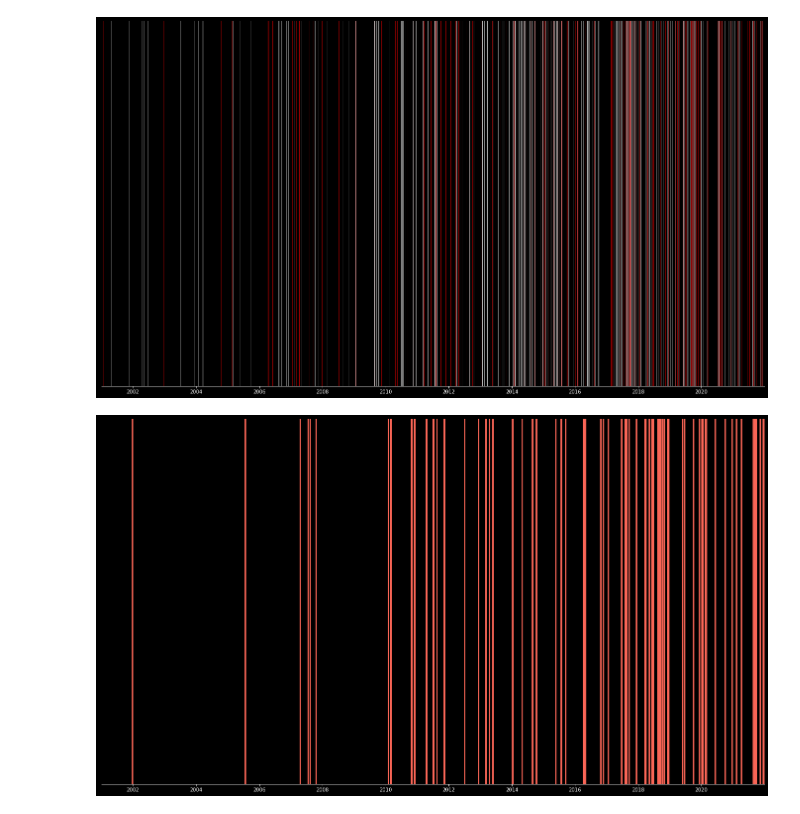
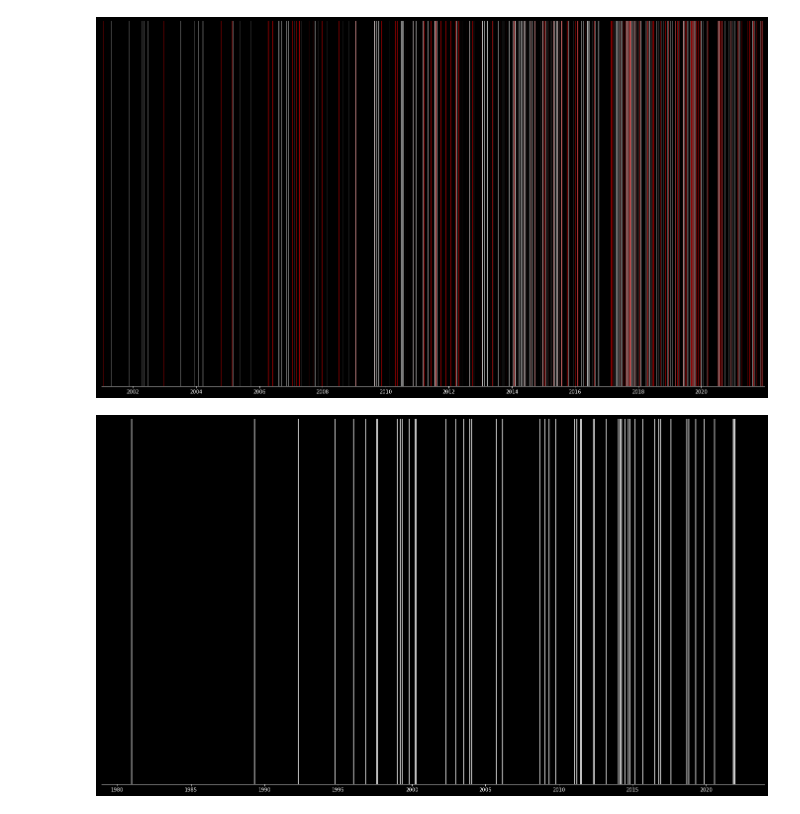
Before and after one commit to JuliusStein/kanoon_transcript_nlp, a Jupyter notebook: python_plotting/pyplot.ipynb, the cells around one changed output. Cells and saved outputs as stored; diff of their text form; code cells hidden in the pictures.

```diff
--- a/python_plotting/pyplot.ipynb
+++ b/python_plotting/pyplot.ipynb
@@ -218,18 +228,18 @@ frame1.set_xlim([dt.datetime(2001, 1, 1), dt.datetime(2021, 12, 31)])
 for index, row in caseFrame.iterrows():
     date = row['date']
     year, month, day = map(int,date.split("-"))
-    if(year>1970 and index%10 == 0):
+    if(year>1970 and index%5 == 0):
         if(row['resultCode'] != "U"):
             if(row['dressCode'] == "Y"):
                 try:
-                    plt.axvline(dt.datetime(year, month, day), color="white",linewidth=2)
+                    plt.axvline(dt.datetime(year, month, day), color="grey",linewidth=0.5)
                 except:
                     print("Y:",year,"M:",month,"D:",day,"failed")
-#             elif(row['dressCode'] == "N"):
-#                 try:
-#                     plt.axvline(dt.datetime(year, month, day), color=(.31,.31,.31),linewidth=0.5)
-#                 except:
-#                     print("Y:",year,"M:",month,"D:",day,"failed")
+            elif(row['dressCode'] == "N"):
+                try:
+                    plt.axvline(dt.datetime(year, month, day), color="white",linewidth=0.5)
+                except:
+                    print("Y:",year,"M:",month,"D:",day,"failed")
 
 
 plt.show()
@@ -291,16 +301,16 @@ for index, row in caseFrame.iterrows():
         if(row['resultCode'] != "U" and row['dressCode'] == "Y"):
             if(row['resultCode'] == "A"):
                 try:
-                    plt.axvline(dt.datetime(year, month, day), color="#F96556",linewidth=1)
+                    plt.axvline(dt.datetime(year, month, day), color="red",linewidth=0.5)
                 except:
                     print("Y:",year,"M:",month,"D:",day,"failed")
             else:
                 try:
-                    plt.axvline(dt.datetime(year, month, day), color="white",linewidth=1)
+                    plt.axvline(dt.datetime(year, month, day), color="white",linewidth=0.5)
                 except:
                     print("Y:",year,"M:",month,"D:",day,"failed")
 
 plt.show()
 
-fig.savefig('fig4_2000_ds_thin.svg')
+fig.savefig('fig4_2000_ds.svg')
 # %% [output]
@@ -339,31 +349,45 @@ fig.savefig('fig5_2000_ds.svg')
 # %% [output]
 [figure]
 # %%
+import datetime as dt
+import numpy as np
+from matplotlib.pyplot import figure
+
 fig = plt.gcf()
 fig.set_size_inches(24, 13.6)
 frame1 = fig.gca()
 frame1.axes.get_yaxis().set_visible(False)
 frame1.set_facecolor((0, 0, 0))
 fig.patch.set_facecolor('xkcd:black')
 frame1.spines['bottom'].set_color('white')
 frame1.xaxis.label.set_color('white')
 frame1.tick_params(axis='x', colors='white')
-frame1.set_xlim([dt.datetime(2001, 1, 1), dt.datetime(2021, 12, 31)])
 
+northCourts = ['Jammu & Kashmir High Court','Delhi High Court - Orders',  'Delhi District Court', 'Allahabad High Court','Rajasthan High Court','Delhi High Court','Uttarakhand High Court','Jammu & Kashmir High Court - Srinagar Bench', 'Himachal Pradesh High Court','Punjab-Haryana High Court']
+southCourts = ['Bangalore District Court', 'Andhra Pradesh High Court - Amravati','Karnataka High Court','Andhra High Court', 'Kerala High Court','Madras High Court', 'Telangana High Court']
+eastCourts = ['Sikkim High Court','Tripura High Court','Gauhati High Court', 'Calcutta High Court','Calcutta High Court (Appellete Side)','Patna High Court','Patna High Court - Orders', 'Jharkhand High Court','Orissa High Court', 'High Court of Meghalaya', 'Manipur High Court',]
+westCourts = ['Bombay High Court','Gujarat High Court', 'Rajasthan High Court - Jodhpur']
+centralCourts = ['Madhya Pradesh High Court','Chattisgarh High Court']
+nationalCourts = ['Supreme Court of India', 'Supreme Court - Daily Orders']
 
 for index, row in caseFrame.iterrows():
     date = row['date']
     year, month, day = map(int,date.split("-"))
     if(year>1970 and index%5==0):
-        if(row['resultCode'] == "A" and row['dressCode'] == "Y"):
-            try:
-                plt.axvline(dt.datetime(year, month, day), color="#F96556",linewidth=3)
-            except:
-                print("Y:",year,"M:",month,"D:",day,"failed")
-
+        if(row['resultCode'] != "U" and row['court'] in nationalCourts):
+#             if(row['resultCode'] == "A"):
+#                 try:
+#                     plt.axvline(dt.datetime(year, month, day), color="red",linewidth=0.5)
+#                 except:
+#                     print("Y:",year,"M:",month,"D:",day,"failed")
+#             else:
+                try:
+                    plt.axvline(dt.datetime(year, month, day), color="white",linewidth=1.5)
+                except:
+                    print("Y:",year,"M:",month,"D:",day,"failed")
 
 plt.show()
 
-fig.savefig('fig6_2000_ds.svg')
+fig.savefig('fig6_2000_Sup.svg')
 # %% [output]
-[figure, old version]
+[figure, new version]
```
Also changed, not shown: parts of 7 cells of this notebook, 8 other files.
